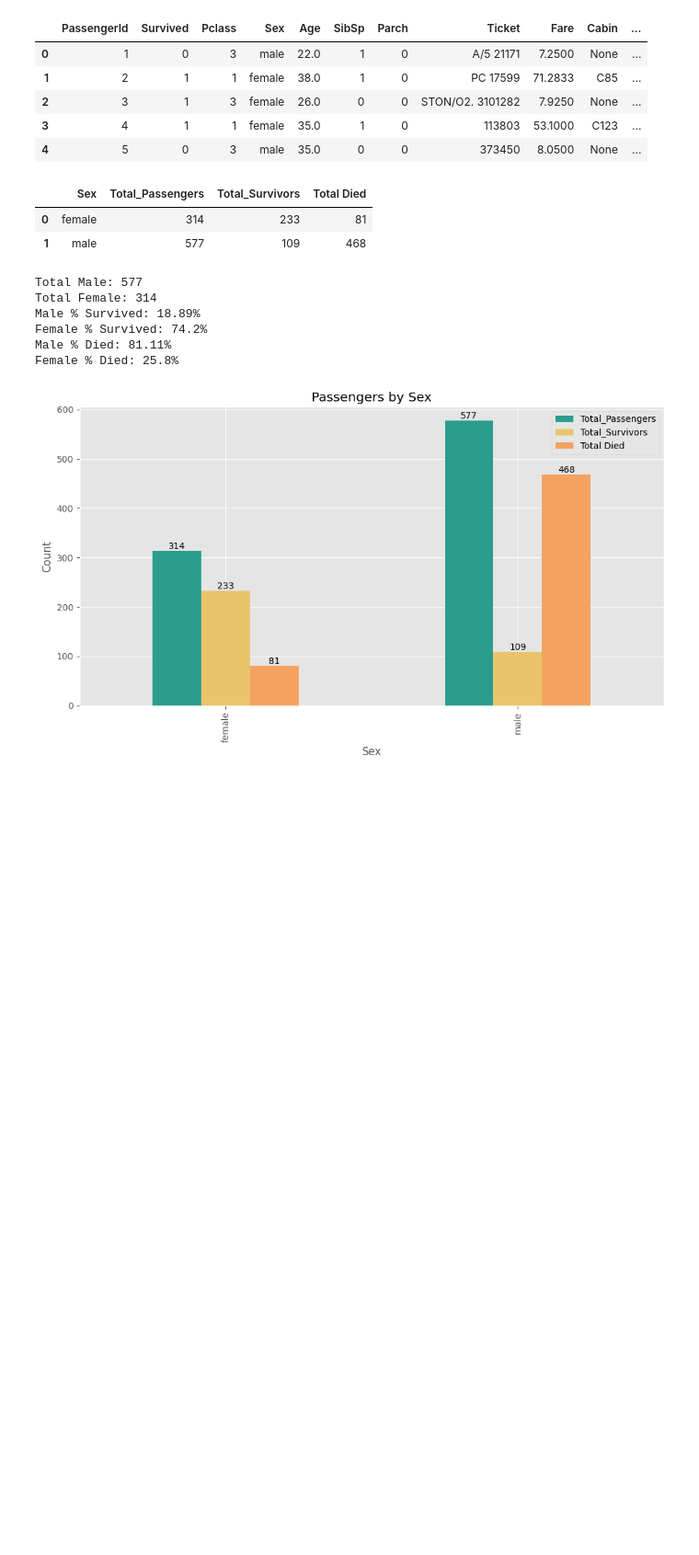
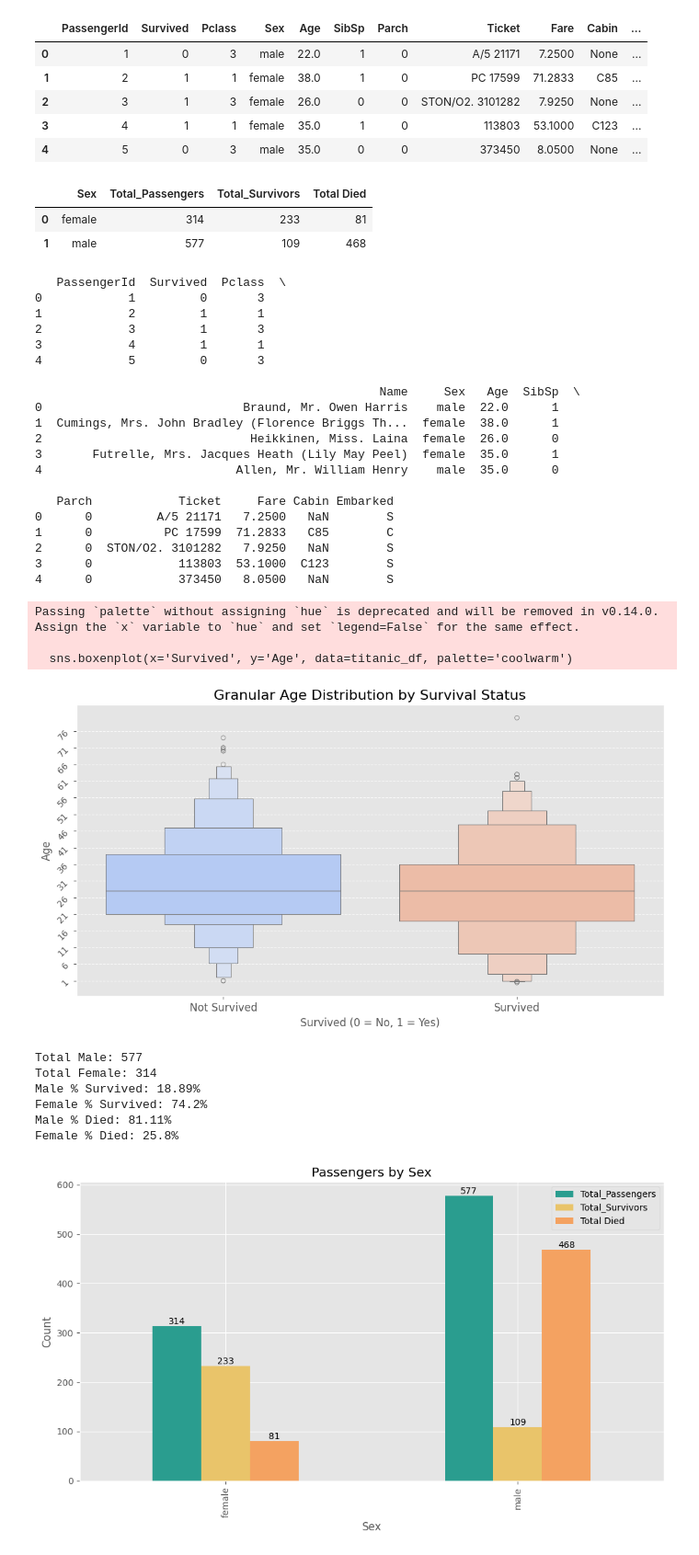
Before and after one commit to jmil86/Project3_Group4, a Jupyter notebook: titanic.ipynb, the cells around one changed output. Shown: that part at 92% size. Drawn from its saved outputs; the diff is of its cells as text; code cells hidden in the pictures; blank space fills up the shorter version.

Commit message:
Included Oliver's Age Distro Graph

```diff
--- a/titanic.ipynb
+++ b/titanic.ipynb
@@ -43,6 +43,61 @@ passengers_by_sex
 |  | Sex | Total_Passengers | Total_Survivors | Total Died |
 | 0 | female | 314 | 233 | 81 |
 | 1 | male | 577 | 109 | 468 |
+# %%
+import pandas as pd
+import seaborn as sns
+import matplotlib.pyplot as plt
+
+# Load the CSV file
+titanic_df = pd.read_csv('./Resources/Titanic CSV.csv')
+
+# Display the first few rows of the dataset
+print(titanic_df.head())
+
+# Create the boxenplot
+plt.figure(figsize=(12, 6))
+sns.boxenplot(x='Survived', y='Age', data=titanic_df, palette='coolwarm')
+
+# Customize the plot
+plt.title('Granular Age Distribution by Survival Status', fontsize=16)
+plt.xlabel('Survived (0 = No, 1 = Yes)', fontsize=12)
+plt.ylabel('Age', fontsize=12)
+plt.xticks([0, 1], ['Not Survived', 'Survived'], fontsize=12)
+
+# Adjust age axis labels for readability
+# Show every 5 years, rotated for clarity
+plt.yticks(range(1, 81, 5), fontsize=10, rotation=45)
+
+# Add gridlines for better readability
+plt.grid(axis='y', linestyle='--', alpha=0.7)
+
+# Show the plot
+plt.show()
+# %% [output]
+   PassengerId  Survived  Pclass  \
+0            1         0       3
+1            2         1       1
+2            3         1       3
+3            4         1       1
+4            5         0       3
+
+                                                Name     Sex   Age  SibSp  \
+0                            Braund, Mr. Owen Harris    male  22.0      1
+1  Cumings, Mrs. John Bradley (Florence Briggs Th...  female  38.0      1
+2                             Heikkinen, Miss. Laina  female  26.0      0
+3       Futrelle, Mrs. Jacques Heath (Lily May Peel)  female  35.0      1
+4                           Allen, Mr. William Henry    male  35.0      0
+
+   Parch            Ticket     Fare Cabin Embarked
+0      0         A/5 21171   7.2500   NaN        S
+1      0          PC 17599  71.2833   C85        C
+2      0  STON/O2. 3101282   7.9250   NaN        S
+3      0            113803  53.1000  C123        S
+4      0            373450   8.0500   NaN        S
+Passing `palette` without assigning `hue` is deprecated and will be removed in v0.14.0. Assign the `x` variable to `hue` and set `legend=False` for the same effect.
+
+  sns.boxenplot(x='Survived', y='Age', data=titanic_df, palette='coolwarm')
+[figure, added]
 # %%
 # Plot the passengers_by_sex DataFrame
 plt.figure(figsize=(10, 6))
```
